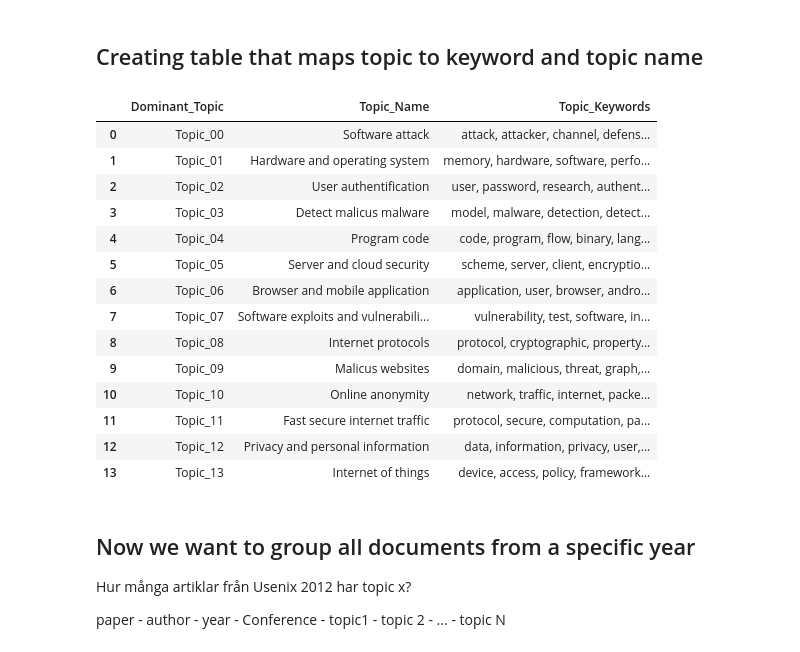
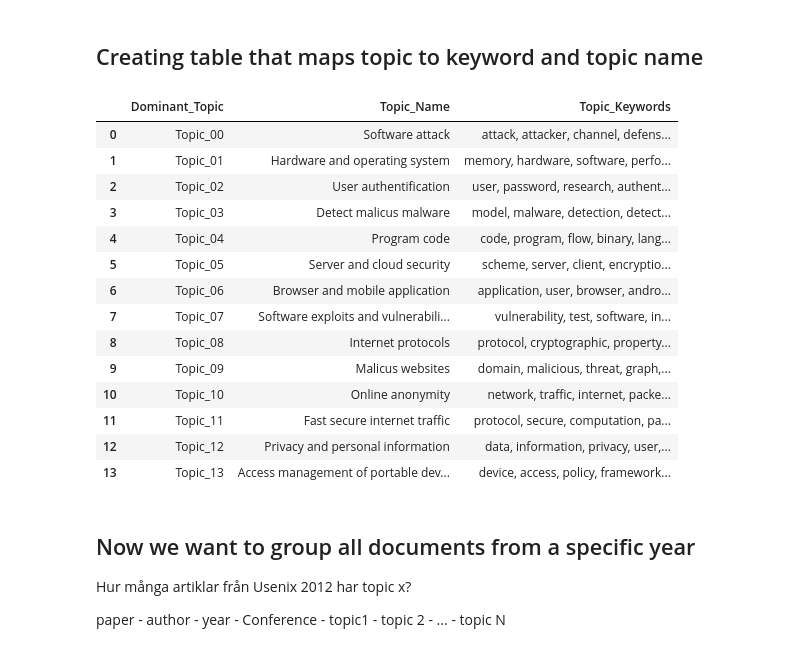
Before and after one commit to richard-johansson/topic_modeling, a Jupyter notebook: topicModeller2.0.ipynb, the cells around one changed output. Drawn from its saved outputs; the diff is of its cells as text; code cells hidden in the pictures.

```diff
--- a/topicModeller2.0.ipynb
+++ b/topicModeller2.0.ipynb
@@ -34,12 +34,12 @@ from matplotlib.pyplot import figure
 import pandas as pd
 
 # For MAC OS
-#mallet_path = 'mallet-2.0.8/bin/mallet'
-#os.environ['MALLET_HOME'] = 'mallet-2.0.8'
+mallet_path = 'mallet-2.0.8/bin/mallet'
+os.environ['MALLET_HOME'] = 'mallet-2.0.8'
 
 # For Windows OS
-os.environ['MALLET_HOME'] = 'C:\\mallet'
-mallet_path = 'C:\\mallet\\bin\\mallet.bat'
+#os.environ['MALLET_HOME'] = 'C:\\mallet'
+#mallet_path = 'C:\\mallet\\bin\\mallet.bat'
 # %%
 def readFile(folder, filename):
     fileData = ""
@@ -611,32 +612,34 @@ dominant_document_df
 # %%
 from pandas import option_context
 
 df_topicLabels = pd.merge(df_topic_sents_keywords, dominant_document_df, how="inner", on=['Dominant_Topic', 'Dominant_Topic'])
+
+
 #df_topicLabels = df_topic_sents_keywords.groupby('Dominant_Topic')
 df_topicLabels = df_topicLabels[['Dominant_Topic', 'Topic_Keywords']]
 df_topicLabels = df_topicLabels.drop_duplicates().sort_values(by = ['Dominant_Topic'])
 df_topicLabels = df_topicLabels.reset_index()
 df_topicLabels.pop('index')
-topicNames = ["Software attack", "Hardware and operating system", "User authentification", "Detect malicus malware", "Program code", "Server and cloud security", "Browser and mobile application", "Software exploits and vulnerabilities", "Internet protocols", "Malicus websites", "Online anonymity", "Fast secure internet traffic", "Privacy and personal information", "Internet of things"]
+topicNames = ["Software attack", "Hardware and operating system", "User authentification", "Detect malicus malware", "Program code", "Server and cloud security", "Browser and mobile application", "Software exploits and vulnerabilities", "Internet protocols", "Malicus websites", "Online anonymity", "Fast secure internet traffic", "Privacy and personal information", "Access management of portable devices"]
 df_topicLabels.insert(1, 'Topic_Name', topicNames)
 df_topicLabels
-#df_topicLabels.to_csv(r'C:\Users\ottow\Documents\VT21\TDDE53\topicModeling\TopicTable.csv', index = False)
+#df_topicLabels.to_csv(r'TopicTable.csv', index = False)
 # %% [output]
 |  | Dominant_Topic | Topic_Name | Topic_Keywords |
 | 0 | Topic_00 | Software attack | attack, attacker, channel, defens... |
 | 1 | Topic_01 | Hardware and operating system | memory, hardware, software, perfo... |
 | 2 | Topic_02 | User authentification | user, password, research, authent... |
 | 3 | Topic_03 | Detect malicus malware | model, malware, detection, detect... |
 | 4 | Topic_04 | Program code | code, program, flow, binary, lang... |
 | 5 | Topic_05 | Server and cloud security | scheme, server, client, encryptio... |
 | 6 | Topic_06 | Browser and mobile application | application, user, browser, andro... |
 | 7 | Topic_07 | Software exploits and vulnerabili... | vulnerability, test, software, in... |
 | 8 | Topic_08 | Internet protocols | protocol, cryptographic, property... |
 | 9 | Topic_09 | Malicus websites | domain, malicious, threat, graph,... |
 | 10 | Topic_10 | Online anonymity | network, traffic, internet, packe... |
 | 11 | Topic_11 | Fast secure internet traffic | protocol, secure, computation, pa... |
 | 12 | Topic_12 | Privacy and personal information | data, information, privacy, user,... |
-| 13 | Topic_13 | Internet of things | device, access, policy, framework... |
+| 13 | Topic_13 | Access management of portable dev... | device, access, policy, framework... |
 # %% [markdown]
 ## Now we want to group all documents from a specific year
 Hur många artiklar från Usenix 2012 har topic x?
```
Also changed, not shown: parts of 15 cells of this notebook, 3 other files.
